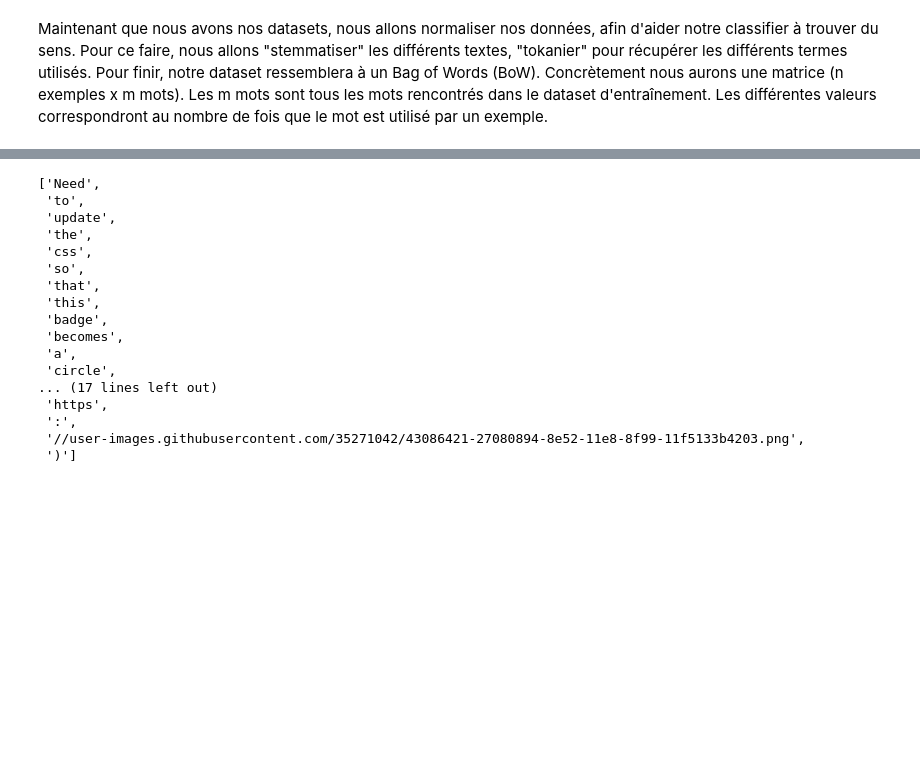
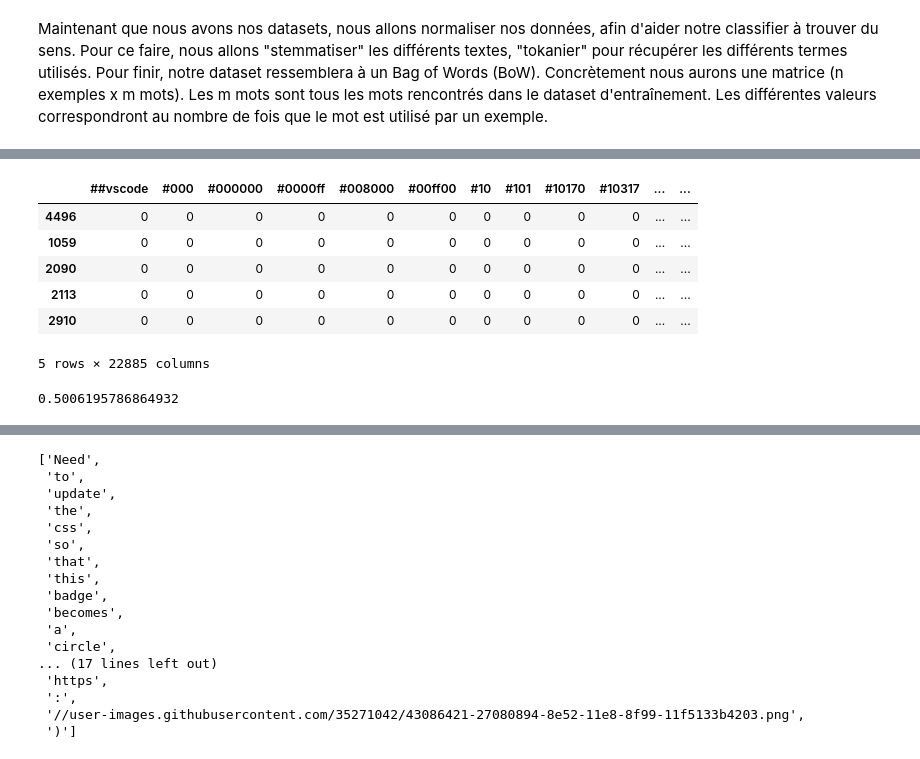
Before and after one commit to AMTheMonkey/DeepLearning, a Jupyter notebook: NLP_VSCode_issues/VSCode_issues.ipynb, the cells around one changed output, grey strips where cells are left out. Cells and saved outputs as stored; diff of their text form; code cells hidden in the pictures; blank space fills up the shorter version.

```diff
--- a/NLP_VSCode_issues/VSCode_issues.ipynb
+++ b/NLP_VSCode_issues/VSCode_issues.ipynb
@@ -269,0 +221,21 @@ labels[0]
+# %%
+def transform_df_like_BoW(words, df):
+    newDf = pd.DataFrame(columns=words)
+    for ind, row in df.iterrows():
+        string = str(row['title']) + ' ' + str(row['body'])
+        tokens = string_to_tokens(string)
+        newDf.loc[ind] = [tokens.count(word) for word in words]
+        newDf.loc[ind,'label'] = row['labels']
+    return newDf
+# %%
+test = transform_df_like_BoW(X.columns.tolist(), dfTest)
+# %%
+test.head()
+# %% [output]
+|  | ##vscode | #000 | #000000 | #0000ff | #008000 | #00ff00 | #10 | #101 | #10170 | #10317 | ... | ... |
+| 4496 | 0 | 0 | 0 | 0 | 0 | 0 | 0 | 0 | 0 | 0 | ... | ... |
+| 1059 | 0 | 0 | 0 | 0 | 0 | 0 | 0 | 0 | 0 | 0 | ... | ... |
+| 2090 | 0 | 0 | 0 | 0 | 0 | 0 | 0 | 0 | 0 | 0 | ... | ... |
+| 2113 | 0 | 0 | 0 | 0 | 0 | 0 | 0 | 0 | 0 | 0 | ... | ... |
+| 2910 | 0 | 0 | 0 | 0 | 0 | 0 | 0 | 0 | 0 | 0 | ... | ... |
+5 rows × 22885 columns
@@ -269,0 +249,6 @@ labels[0]
+# %%
+from sklearn.metrics import accuracy_score
+
+print(accuracy_score(test.label, pred))
+# %% [output]
+0.5006195786864932
```
Also changed, not shown: parts of 38 cells of this notebook.
